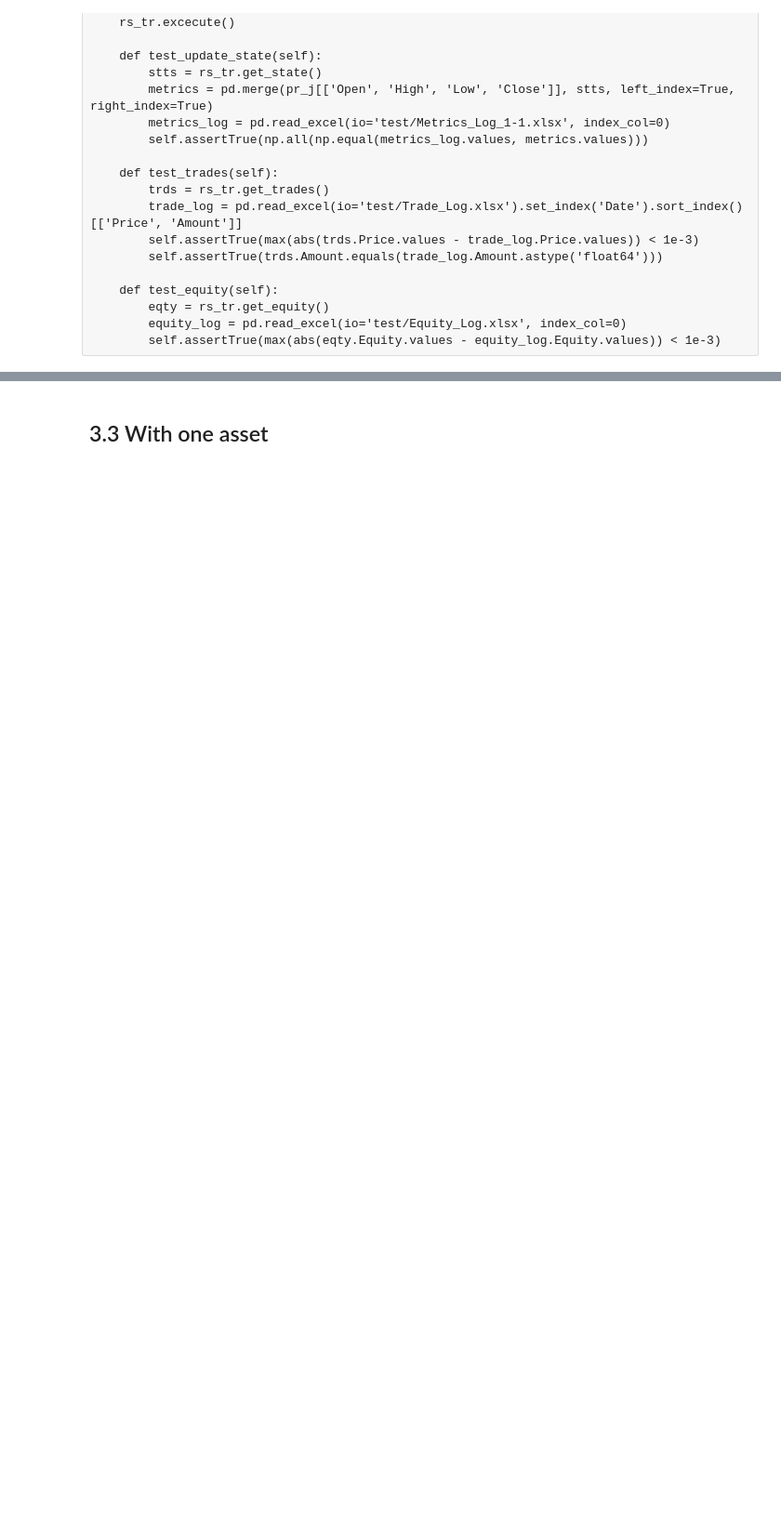
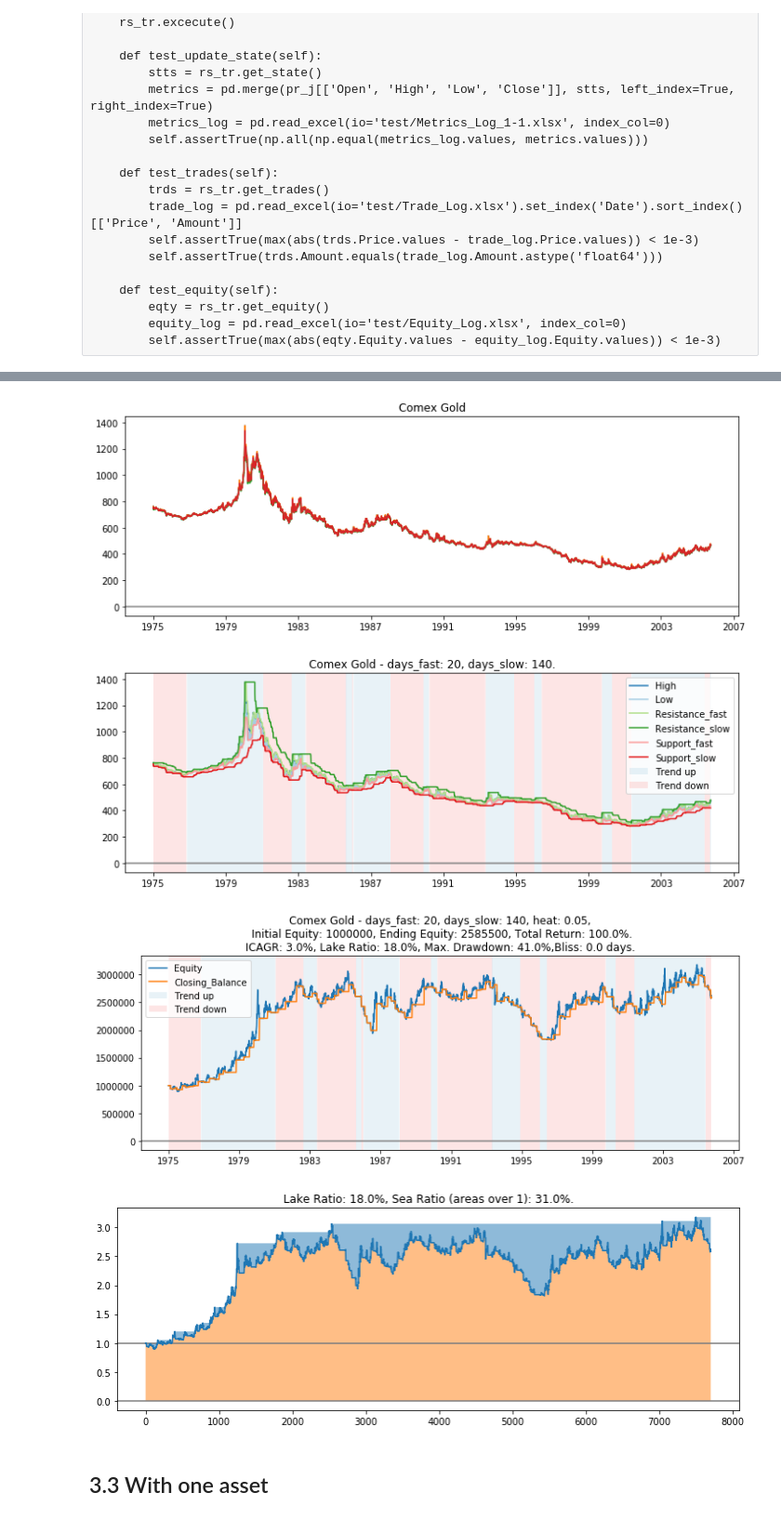
Before and after one commit to peerchen/trend-following-1, a Jupyter notebook: Trend Following Lab.ipynb, the cells around one changed output, grey strips where cells are left out. Shown at 93% size. Cells and saved outputs as stored; diff of their text form; code cells hidden in the pictures; blank space fills up the shorter version.

```diff
--- a/Trend Following Lab.ipynb
+++ b/Trend Following Lab.ipynb
@@ -20,8 +20,10 @@ import numpy as np
 import pandas as pd
 from pandas import Series, DataFrame
 pd.set_option('display.max_rows', 10)
+import matplotlib as mpl
 from matplotlib import pyplot as plt
-plt.rcParams['figure.figsize'] = [12, 6]
+import matplotlib.transforms as mtransforms
+plt.rcParams['figure.figsize'] = [12, 4]
 
 import quandl
 # %%
@@ -497,7 +670,8 @@ price = pd.read_csv(filepath_or_buffer='test/Seykota GC----C.csv', header=None,
 price.index = [datetime.strptime(str(i), '%Y%m%d') for i in price.index.values]
 # price[['Open', 'High', 'Low', 'Close']].plot()
 
-rs_tr = RS_Trading_Strategy(price, equity=1e6, tick=1e2, days_fast=20, days_slow=140)
+rs_tr = RS_Trading_Strategy(price, equity=1e6, position_step=1e2,
+                            days_fast=20, days_slow=140, name='Comex Gold')
 rs_tr.excecute(warmup=20)
 
 stts = rs_tr.get_state()
@@ -513,3 +687,5 @@ assert trds.Amount.equals(trade_log.Amount.astype('float64'))
 eqty = rs_tr.get_equity()
 equity_log = pd.read_excel(io='test/Equity_Log.xlsx', index_col=0)
 assert max(abs(eqty.Equity.values - equity_log.Equity.values)) < 1e-3
+assert np.max(np.abs(equity_log.Clo_Bal - rs_tr.get_equity().Closing_Balance)) < 1e-3
+assert np.max(np.abs(equity_log.Open_Profit - rs_tr.get_equity().Open_Profit)) < 1e-3
@@ -516,3 +702,13 @@ assert max(abs(eqty.Equity.values - equity_log.Equity.values)) < 1e-3
+# %%
+rs_tr.plot_prices()
+rs_tr.plot_state()
+rs_tr.plot_equity()
+rs_tr.plot_lake_ratio()
+# %% [output]
+[figure, added]
+[figure, added]
+[figure, added]
+[figure, added]
 # %% [markdown]
 ## 3.3 With one asset
 # %%
```
Also changed, not shown: parts of 11 cells of this notebook.
